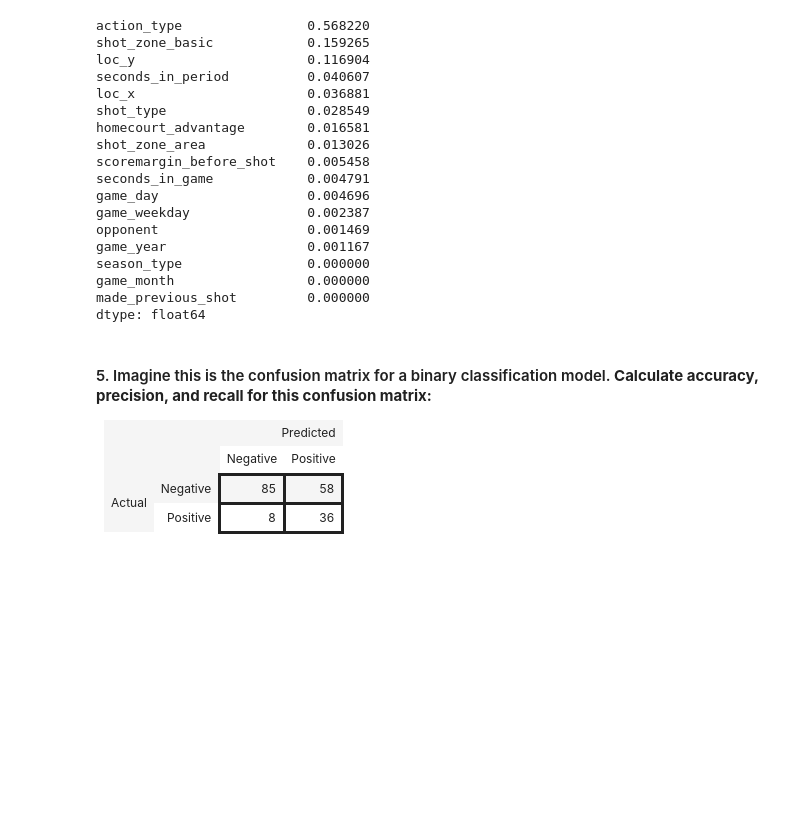
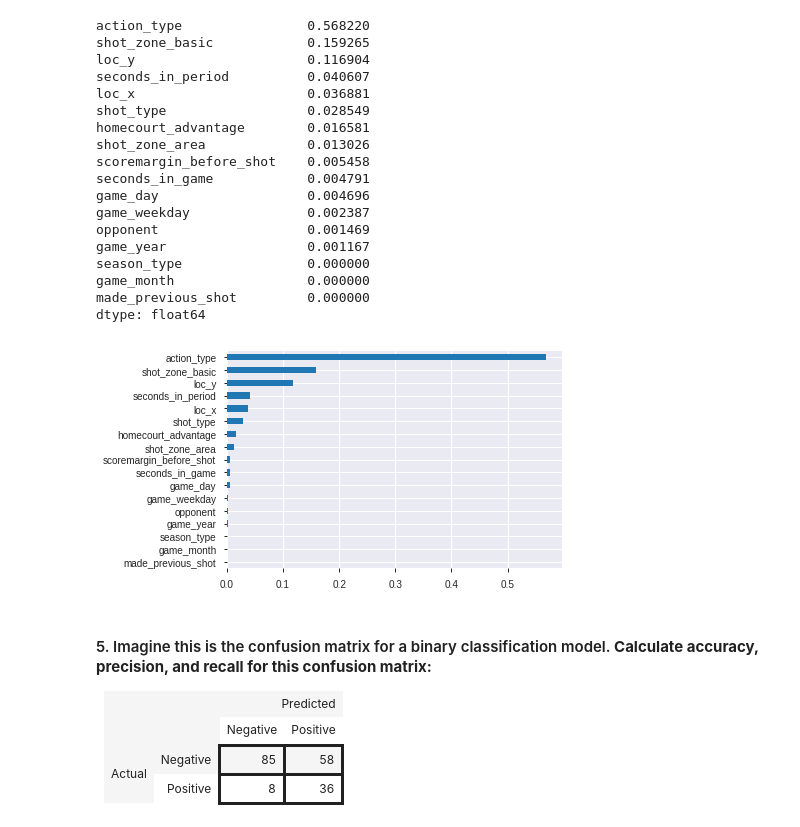
Before and after one commit to bloominstituteoftechnology/DS-Unit-2-Tree-Ensembles, a Jupyter notebook: DS_Sprint_Challenge_7_Classification_1.ipynb, the cells around one changed output. Drawn from its saved outputs; the diff is of its cells as text; code cells hidden in the pictures; blank space fills up the shorter version.

Commit message:
Plot feature importances from random forest classifier.

```diff
--- a/DS_Sprint_Challenge_7_Classification_1.ipynb
+++ b/DS_Sprint_Challenge_7_Classification_1.ipynb
@@ -608,6 +608,12 @@ season_type                0.000000
 game_month                 0.000000
 made_previous_shot         0.000000
 dtype: float64
+# %%
+# Plot feature importances from random forest classifier with feature
+# engineering.
+feature_importances.sort_values().plot.barh();
+# %% [output]
+[figure, added]
 # %% [markdown]
 #### 5. Imagine this is the confusion matrix for a binary classification model. **Calculate accuracy, precision, and recall for this confusion matrix:**
 
```
Also changed, not shown: parts of 1 cell of this notebook.
